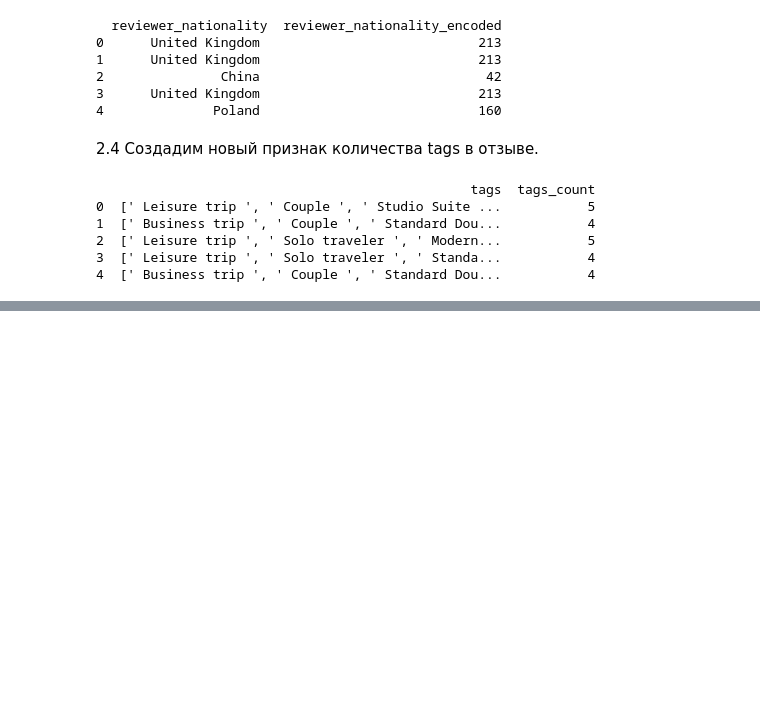
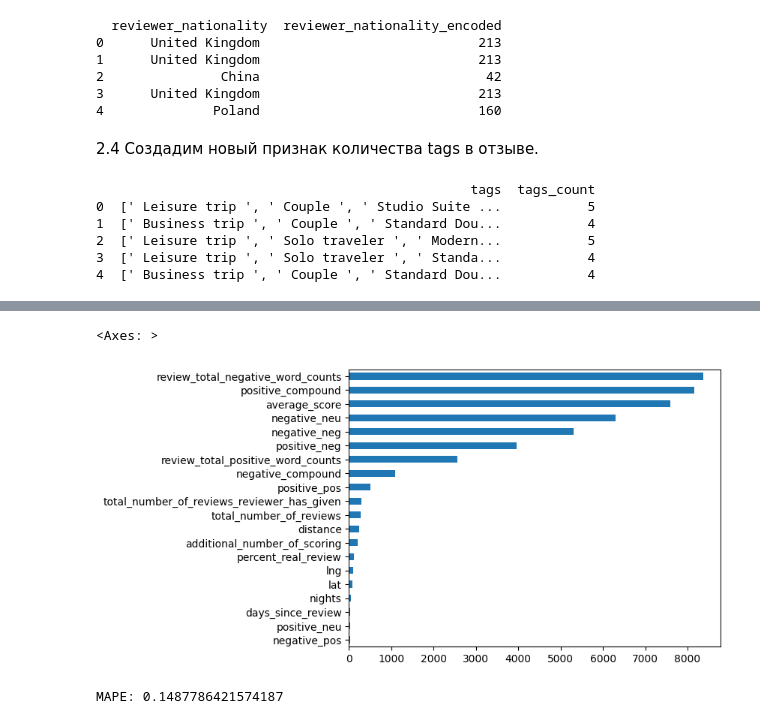
Before and after one commit to IvanMonakov/DataScience, a Jupyter notebook: Projects DS/PROJECT-3/EDA_Proj_3_Model.ipynb, the cells around one changed output, grey strips where cells are left out. Cells and saved outputs as stored; diff of their text form; code cells hidden in the pictures; blank space fills up the shorter version.

```diff
--- a/Projects DS/PROJECT-3/EDA_Proj_3_Model.ipynb
+++ b/Projects DS/PROJECT-3/EDA_Proj_3_Model.ipynb
@@ -245,0 +586,3 @@ KeyError: 'hotel_address'
+# %%
+# Заполняем пропуски в признаке 'nights' медианой
+data['nights'] = data['nights'].fillna(data['nights'].median())
@@ -245,0 +722,9 @@ KeyError: 'hotel_address'
+# %%
+from sklearn.feature_selection import f_classif # anova
+
+imp_num = pd.Series(f_classif(X[num_cols], y)[0], index = num_cols)
+imp_num.sort_values(inplace = True)
+imp_num.plot(kind = 'barh')
+# %% [output]
+<Axes: >
+[figure, added]
@@ -245,0 +752,6 @@ KeyError: 'hotel_address'
+# %%
+# Сравниваем предсказанные значения (y_pred) с реальными (y_test), и смотрим насколько они отличаются
+# Метрика называется Mean Absolute Percentage Error (MAPE) и показывает среднюю абсолютную процентную ошибку предсказанных значений от фактических.
+print('MAPE:', metrics.mean_absolute_percentage_error(y_test, y_pred))
+# %% [output]
+MAPE: 0.1487786421574187
```
Also changed, not shown: parts of 50 cells of this notebook, 3 other files.
